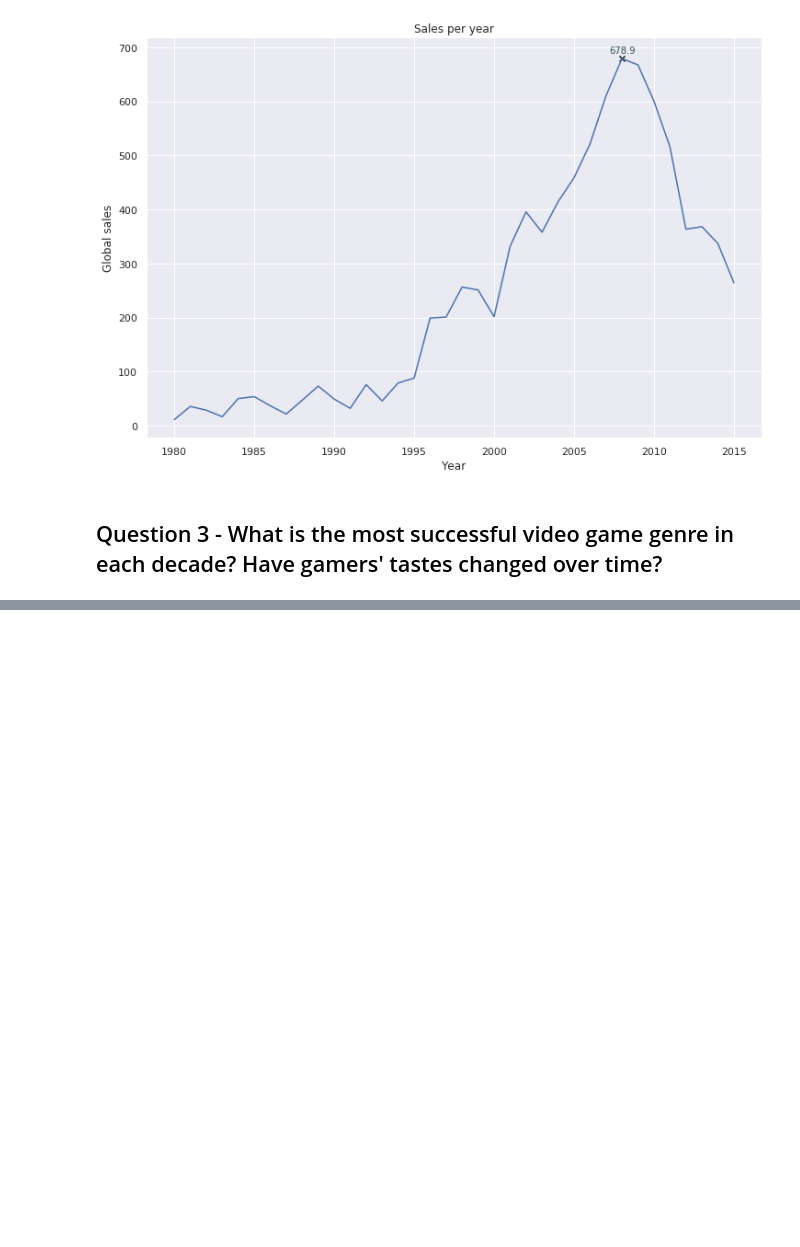
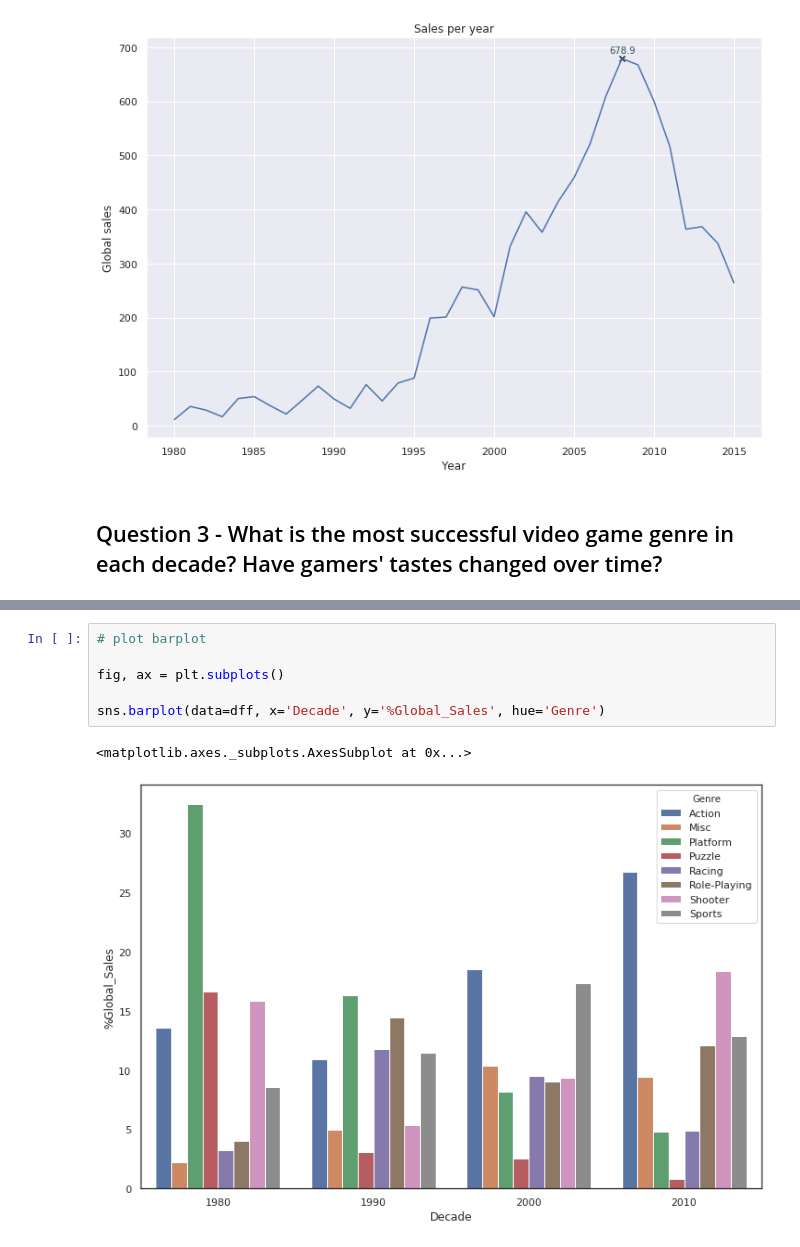
Before and after one commit to tomasborrella/video-game-sales-analysis, a Jupyter notebook: notebook/video-game-sales-analysis.ipynb, the cells around one changed output, grey strips where cells are left out. Drawn from its saved outputs; the diff is of its cells as text; blank space fills up the shorter version.

```diff
--- a/notebook/video-game-sales-analysis.ipynb
+++ b/notebook/video-game-sales-analysis.ipynb
@@ -341,0 +424,9 @@ ax.set(xlabel="Year", ylabel="Global sales", title="Sales per year");
+# %%
+# plot barplot
+
+fig, ax = plt.subplots()
+
+sns.barplot(data=dff, x='Decade', y='%Global_Sales', hue='Genre')
+# %% [output]
+<matplotlib.axes._subplots.AxesSubplot at 0x...>
+[figure, added]
```
Also changed, not shown: parts of 8 cells of this notebook.
